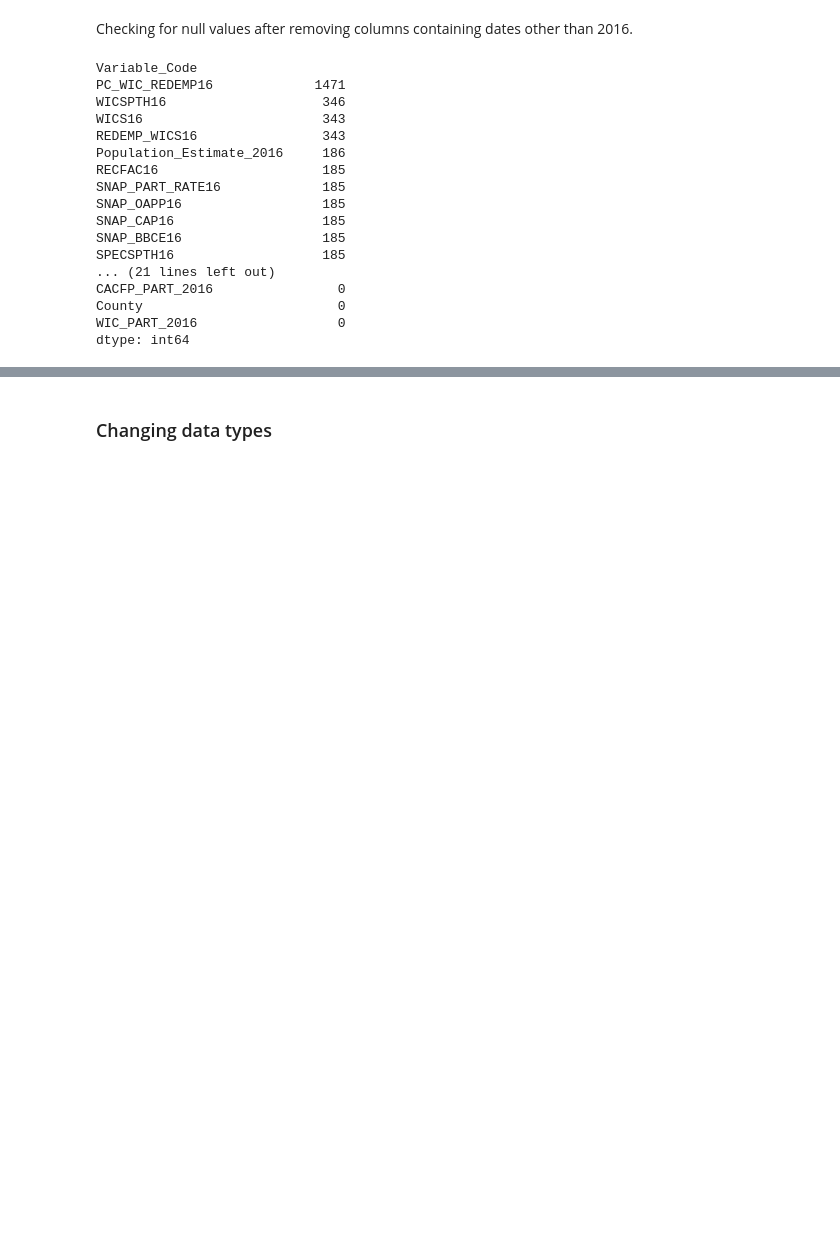
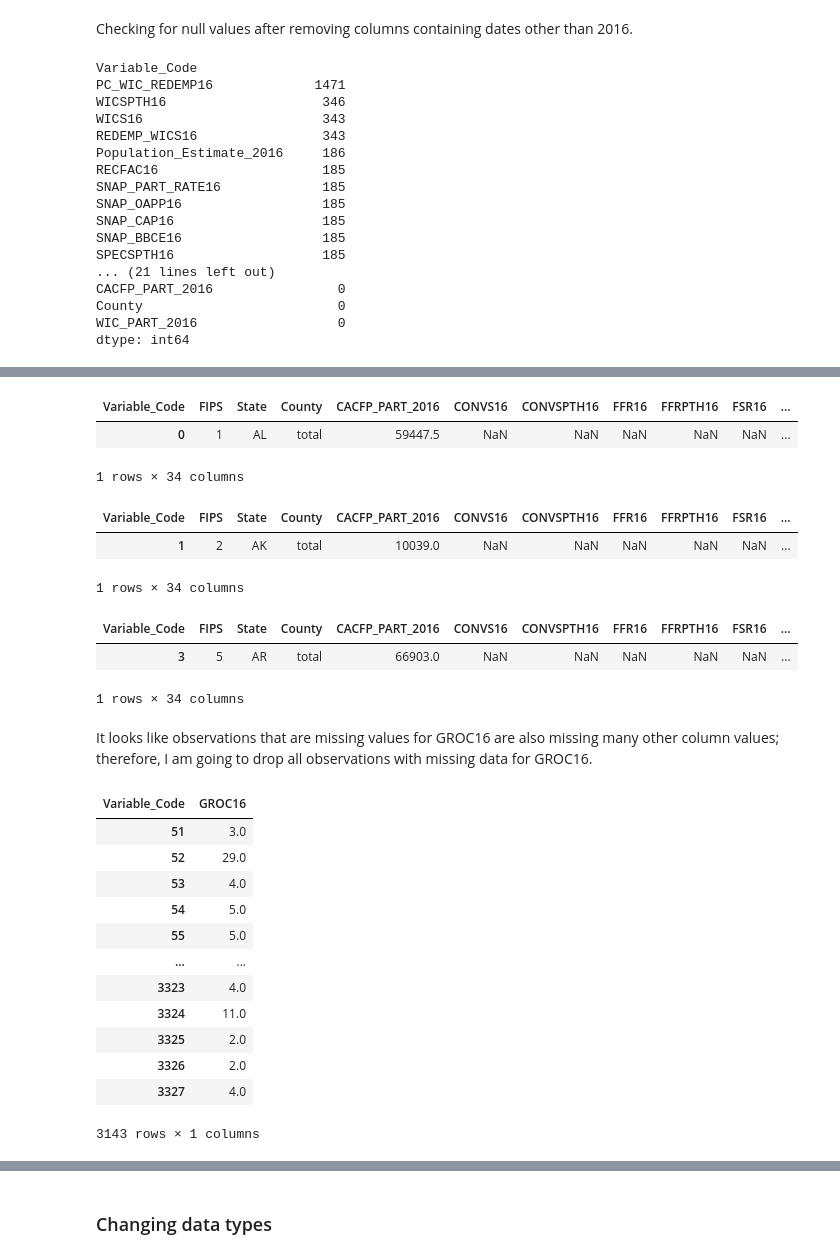
Before and after one commit to gabbycjames/DataScience_Capstone, a Jupyter notebook: DataWrangling2.ipynb, the cells around one changed output, grey strips where cells are left out. Cells and saved outputs as stored; diff of their text form; code cells hidden in the pictures; blank space fills up the shorter version.

Commit message:
No more missing values

```diff
--- a/DataWrangling2.ipynb
+++ b/DataWrangling2.ipynb
@@ -448,0 +549,38 @@ dtype: int64
+# %%
+pivot_df[pivot_df.index==0]
+# %% [output]
+| Variable_Code | FIPS | State | County | CACFP_PART_2016 | CONVS16 | CONVSPTH16 | FFR16 | FFRPTH16 | FSR16 | ... |
+| 0 | 1 | AL | total | 59447.5 | NaN | NaN | NaN | NaN | NaN | ... |
+1 rows × 34 columns
+# %%
+pivot_df[pivot_df.index==1]
+# %% [output]
+| Variable_Code | FIPS | State | County | CACFP_PART_2016 | CONVS16 | CONVSPTH16 | FFR16 | FFRPTH16 | FSR16 | ... |
+| 1 | 2 | AK | total | 10039.0 | NaN | NaN | NaN | NaN | NaN | ... |
+1 rows × 34 columns
+# %%
+pivot_df[pivot_df.index==3]
+# %% [output]
+| Variable_Code | FIPS | State | County | CACFP_PART_2016 | CONVS16 | CONVSPTH16 | FFR16 | FFRPTH16 | FSR16 | ... |
+| 3 | 5 | AR | total | 66903.0 | NaN | NaN | NaN | NaN | NaN | ... |
+1 rows × 34 columns
+# %% [markdown]
+It looks like observations that are missing values for GROC16 are also missing many other column values; therefore, I am going to drop all observations with missing data for GROC16.
+# %%
+pivot_df = pivot_df[pivot_df['GROC16'].notna()]
+# %%
+pivot_df[['GROC16']]
+# %% [output]
+| Variable_Code | GROC16 |
+| 51 | 3.0 |
+| 52 | 29.0 |
+| 53 | 4.0 |
+| 54 | 5.0 |
+| 55 | 5.0 |
+| ... | ... |
+| 3323 | 4.0 |
+| 3324 | 11.0 |
+| 3325 | 2.0 |
+| 3326 | 2.0 |
+| 3327 | 4.0 |
+3143 rows × 1 columns
```
Also changed, not shown: parts of 16 cells of this notebook.
